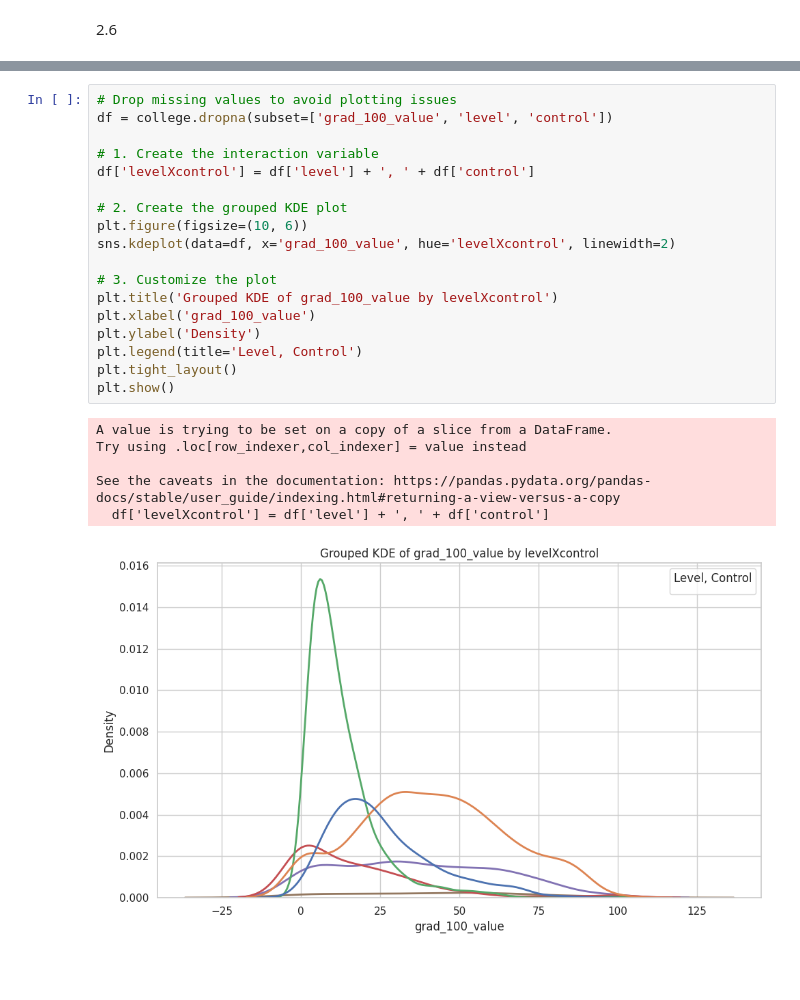
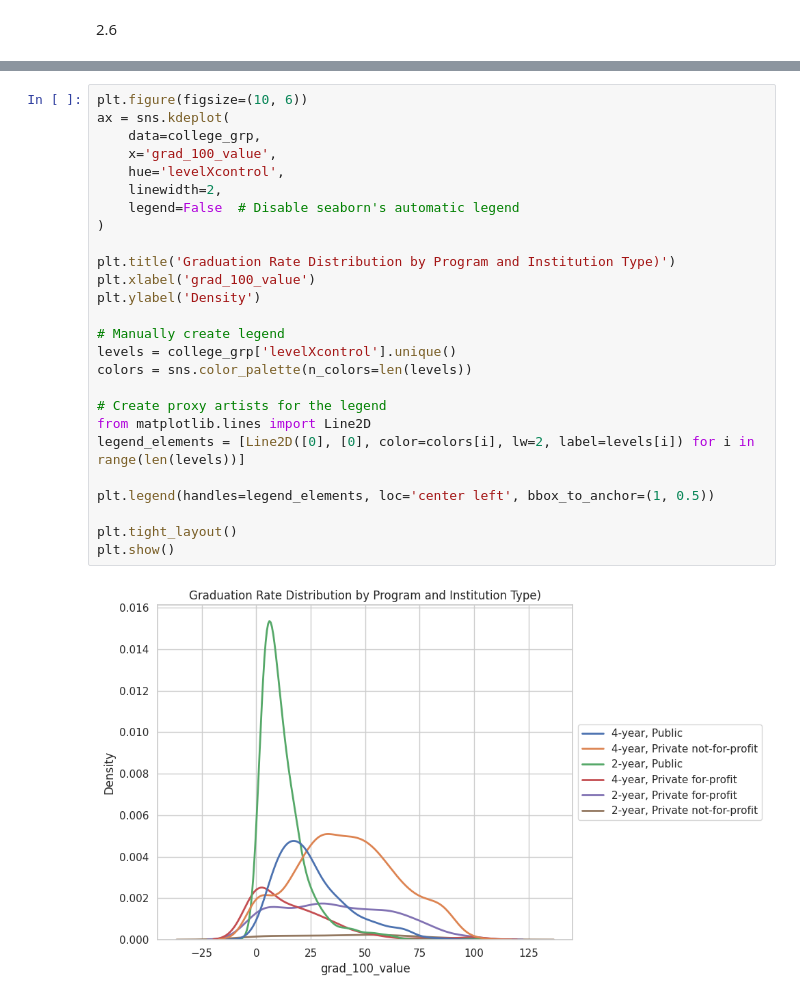
Before and after one commit to amn8ge/visualization_assignment, a Jupyter notebook: assignment.ipynb, the cells around one changed output, grey strips where cells are left out. Cells and saved outputs as stored; diff of their text form; blank space fills up the shorter version.

```diff
--- a/assignment.ipynb
+++ b/assignment.ipynb
@@ -305,25 +240,28 @@ plt.show()
-# %%
-# Drop missing values to avoid plotting issues
-df = college.dropna(subset=['grad_100_value', 'level', 'control'])
-
-# 1. Create the interaction variable
-df['levelXcontrol'] = df['level'] + ', ' + df['control']
-
-# 2. Create the grouped KDE plot
-plt.figure(figsize=(10, 6))
-sns.kdeplot(data=df, x='grad_100_value', hue='levelXcontrol', linewidth=2)
-
-# 3. Customize the plot
-plt.title('Grouped KDE of grad_100_value by levelXcontrol')
-plt.xlabel('grad_100_value')
-plt.ylabel('Density')
-plt.legend(title='Level, Control')
-plt.tight_layout()
-plt.show()
-# %% [output]
-A value is trying to be set on a copy of a slice from a DataFrame.
-Try using .loc[row_indexer,col_indexer] = value instead
-
-See the caveats in the documentation: https://pandas.pydata.org/pandas-docs/stable/user_guide/indexing.html#returning-a-view-versus-a-copy
-  df['levelXcontrol'] = df['level'] + ', ' + df['control']
-[figure, removed]
+# %%
+plt.figure(figsize=(10, 6))
+ax = sns.kdeplot(
+    data=college_grp,
+    x='grad_100_value',
+    hue='levelXcontrol',
+    linewidth=2,
+    legend=False  # Disable seaborn's automatic legend
+)
+
+plt.title('Graduation Rate Distribution by Program and Institution Type)')
+plt.xlabel('grad_100_value')
+plt.ylabel('Density')
+
+# Manually create legend
+levels = college_grp['levelXcontrol'].unique()
+colors = sns.color_palette(n_colors=len(levels))
+
+# Create proxy artists for the legend
+from matplotlib.lines import Line2D
+legend_elements = [Line2D([0], [0], color=colors[i], lw=2, label=levels[i]) for i in range(len(levels))]
+
+plt.legend(handles=legend_elements, loc='center left', bbox_to_anchor=(1, 0.5))
+
+plt.tight_layout()
+plt.show()
+# %% [output]
+[figure, added]
```
Also changed, not shown: parts of 4 cells of this notebook.
